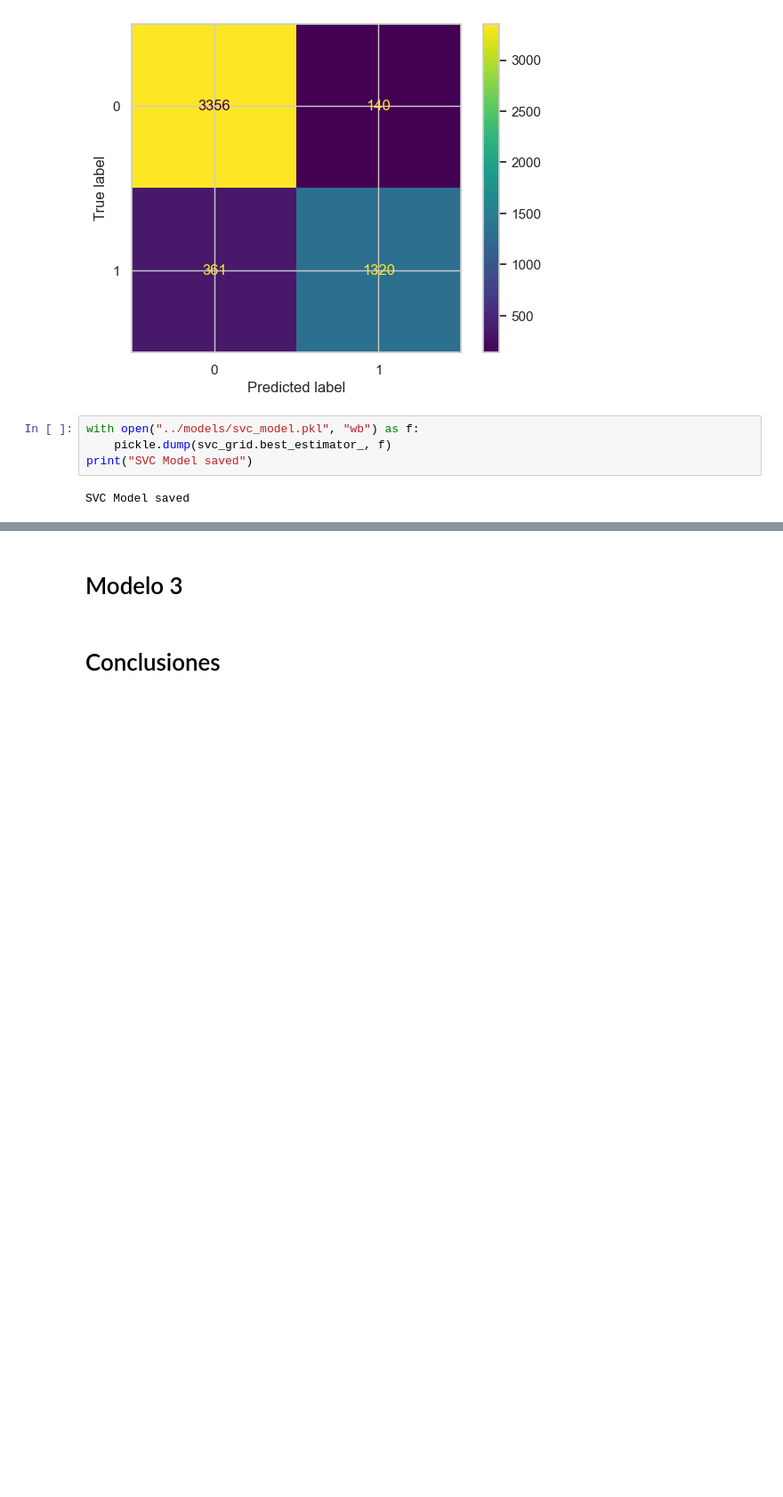
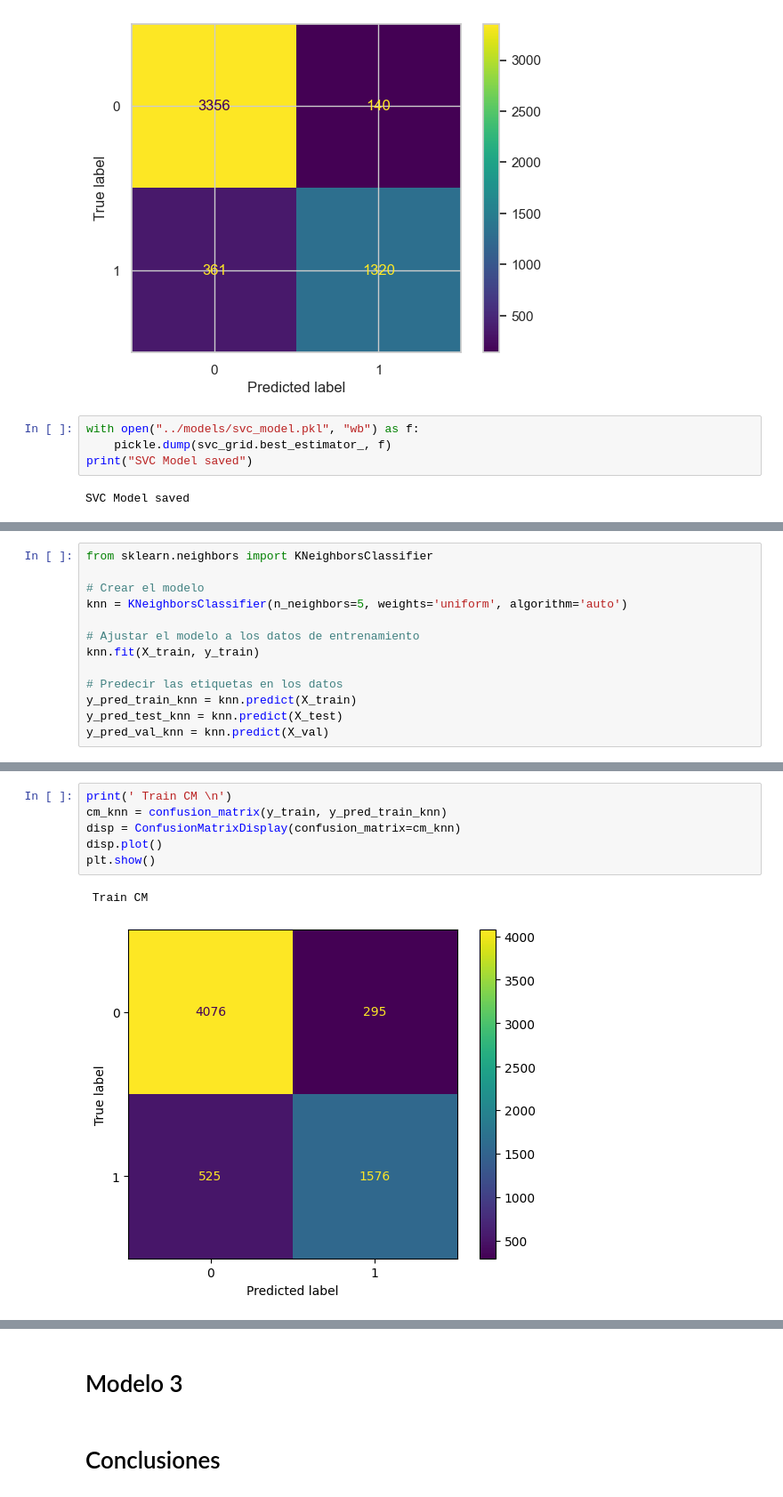
Before and after one commit to A01795375/Proyecto_Integrador_cancer, a Jupyter notebook: notebooks/Avance 3.ipynb, the cells around one changed output, grey strips where cells are left out. Shown at 89% size. Cells and saved outputs as stored; diff of their text form; blank space fills up the shorter version.

```diff
--- a/notebooks/Avance 3.ipynb
+++ b/notebooks/Avance 3.ipynb
@@ -274,0 +279,13 @@ SVC Model saved
+# %%
+from sklearn.neighbors import KNeighborsClassifier
+
+# Crear el modelo
+knn = KNeighborsClassifier(n_neighbors=5, weights='uniform', algorithm='auto')
+
+# Ajustar el modelo a los datos de entrenamiento
+knn.fit(X_train, y_train)
+
+# Predecir las etiquetas en los datos
+y_pred_train_knn = knn.predict(X_train)
+y_pred_test_knn = knn.predict(X_test)
+y_pred_val_knn = knn.predict(X_val)
@@ -274,0 +306,9 @@ SVC Model saved
+# %%
+print(' Train CM \n')
+cm_knn = confusion_matrix(y_train, y_pred_train_knn)
+disp = ConfusionMatrixDisplay(confusion_matrix=cm_knn)
+disp.plot()
+plt.show()
+# %% [output]
+ Train CM
+[figure, added]
```
Also changed, not shown: parts of 16 cells of this notebook.
